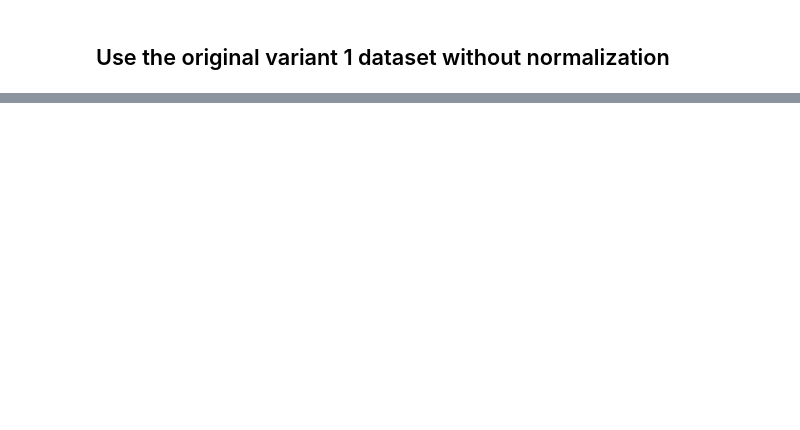
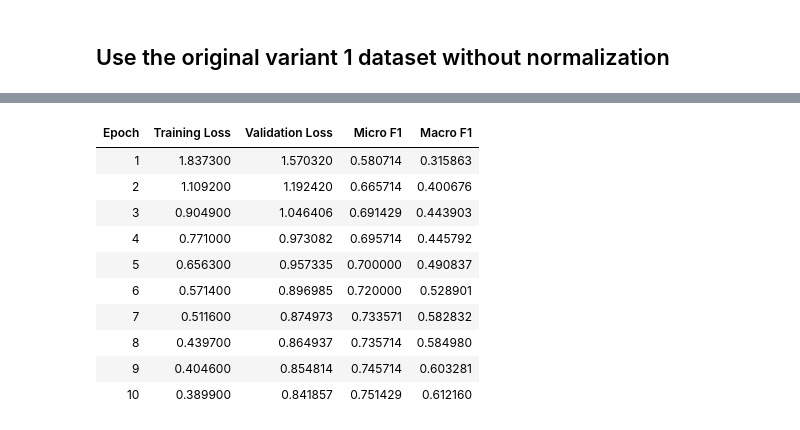
Before and after one commit to Victorambrose/BERT_Optimize, a Jupyter notebook: new_final/variant_1_performance.ipynb, the cells around one changed output, grey strips where cells are left out. Saved outputs shown, nothing was run; the diff lists cells and outputs as text; code cells hidden in the pictures; blank space fills up the shorter version.

Commit message:
Trained 4 models x 3 datasets

```diff
--- a/new_final/variant_1_performance.ipynb
+++ b/new_final/variant_1_performance.ipynb
@@ -19,36 +39,45 @@ dataset_name = "victorambrose11/lex_glue_original_TFIDF-SRT"
 # %%
+
+
 # ----- Config -----
 model_names = {
     "legal_BERT": "nlpaueb/legal-bert-base-uncased",
-    "legal_longformer": "nyu-mll/Legal-Longformer-LS",
+    "legal_longformer": "lexlms/legal-longformer-base",
     "legal_Roberta":"lexlms/legal-roberta-base"
 }
 
 
-learning_rate = 3e-5
-epochs = 20
-seed = 5
+learning_rate = 1e-5
+epochs = 10
+seed = 42
 
 set_seed(seed)
 
 # ----- Load Dataset -----
-dataset = load_dataset(dataset_name)
-label_list = dataset["train"].features["label"].names
+original_dataset=load_dataset("coastalcph/lex_glue", "scotus")
+tfidf_srt_original_dataset = load_dataset("victorambrose11/lex_glue_original_TFIDF-SRT")
+tfidf_srt_normalized_dataset = load_dataset("victorambrose11/lex_glue_normalized_TFIDF-SRT")
+
+label_list = original_dataset["train"].features["label"].names
 num_labels = len(label_list)
 
 # ----- Token Classification Metric -----
 def compute_f1(pred):
+    import numpy as np
+    from sklearn.metrics import f1_score
+
     preds = np.argmax(pred.predictions, axis=1)
     labels = pred.label_ids
+
     return {
-        "micro_f1": f1_score(labels, preds, average="micro"),
-        "macro_f1": f1_score(labels, preds, average="macro")
+        "micro_f1": f1_score(labels, preds, average="micro", zero_division=0),
+        "macro_f1": f1_score(labels, preds, average="macro", zero_division=0),
     }
 
 results = {}
 
 # ----- Training Function -----
-def train_transformer_model(model_key):
+def train_transformer_model(model_key, dataset, dataset_label):
     model_checkpoint = model_names[model_key]
     tokenizer = AutoTokenizer.from_pretrained(model_checkpoint)
     model = AutoModelForSequenceClassification.from_pretrained(model_checkpoint, num_labels=num_labels)
@@ -90,20 +119,41 @@ def train_transformer_model(model_key):
     trainer.train()
 
     metrics = trainer.evaluate()
-    results[model_key] = {
-        "Micro F1": round(metrics["micro_f1"] * 100, 2),
-        "Macro F1": round(metrics["macro_f1"] * 100, 2)
+    print(f"DEBUG: Evaluation Metrics: {metrics}")
+    results[f"{model_key} ({dataset_label})"] = {
+        "Micro F1": round(metrics.get("eval_micro_f1", 0.0) * 100, 2),
+        "Macro F1": round(metrics.get("eval_macro_f1", 0.0) * 100, 2),
+        "Dataset": dataset_label
     }
+# ----- Train LegalBERT and LegalLongformer -----
+original_dataset
+tfidf_srt_original_dataset
+tfidf_srt_normalized_dataset
 
-# ----- Train LegalBERT and LegalLongformer -----
-train_transformer_model("legal_BERT")
-train_transformer_model("legal_longformer")
-train_transformer_model("legal_Roberta")
+## legal bert on all three datasets
+train_transformer_model("legal_BERT", original_dataset, "Original")
+train_transformer_model("legal_BERT", tfidf_srt_original_dataset, "TFIDF-SRT-Original")
+train_transformer_model("legal_BERT", tfidf_srt_normalized_dataset, "TFIDF-SRT-Normalized")
+
+
+## legal_longformer on all three datasets
+train_transformer_model("legal_longformer", original_dataset, "Original")
+train_transformer_model("legal_longformer", tfidf_srt_original_dataset, "TFIDF-SRT-Original")
+train_transformer_model("legal_longformer", tfidf_srt_normalized_dataset, "TFIDF-SRT-Normalized")
+
+
+## legal_Roberta on all three datasets
+
+train_transformer_model("legal_Roberta", original_dataset, "Original")
+train_transformer_model("legal_Roberta", tfidf_srt_original_dataset, "TFIDF-SRT-Original")
+train_transformer_model("legal_Roberta", tfidf_srt_normalized_dataset, "TFIDF-SRT-Normalized")
+
 
 
 # ----- Train TF-IDF + SVM -----
-def train_svm():
-    print("\n🚀 Training TF-IDF + SVM...")
+def train_svm(dataset, dataset_label=""):
+    print(f"\n🚀 Training TF-IDF + SVM on {dataset_label}...")
+
     train_texts = dataset["train"]["text"]
     train_labels = dataset["train"]["label"]
     val_texts = dataset["validation"]["text"]
@@ -113,27 +163,37 @@ def train_svm():
     X_train = vectorizer.fit_transform(train_texts)
     X_val = vectorizer.transform(val_texts)
 
-    clf = LinearSVC(max_iter=epochs * 100)  # Roughly treating "epoch count" via max_iter
+    clf = LinearSVC(max_iter=epochs * 100)  # Emulating epoch-based behavior
     clf.fit(X_train, train_labels)
     preds = clf.predict(X_val)
 
-    results["tfidf_svm"] = {
+    model_name = f"tfidf_svm ({dataset_label})"
+    results[model_name] = {
         "Micro F1": round(f1_score(val_labels, preds, average="micro") * 100, 2),
-        "Macro F1": round(f1_score(val_labels, preds, average="macro") * 100, 2)
+        "Macro F1": round(f1_score(val_labels, preds, average="macro") * 100, 2),
+        "Dataset": dataset_label
     }
 
-train_svm()
+## SVM on all three datasets
+
+train_svm(original_dataset, "Original")
+train_svm(tfidf_srt_original_dataset, "TFIDF-SRT-Original")
+train_svm(tfidf_srt_normalized_dataset, "TFIDF-SRT-Normalized")
+
 
 # ----- Print Table -----
 results_df = pd.DataFrame.from_dict(results, orient="index")
+
 print("\n📋 Results Summary:\n")
 print(results_df)
 
 # ----- Plot Chart -----
-results_df.plot(kind="bar", figsize=(10, 6), ylim=(0, 100))
+results_df.plot(kind="bar", figsize=(14, 8), ylim=(0, 100))
 plt.title("Model Comparison: Micro and Macro F1 Scores")
 plt.ylabel("F1 Score (%)")
 plt.xticks(rotation=0)
 plt.grid(axis="y", linestyle="--", alpha=0.7)
 plt.tight_layout()
 plt.show()
+results_df.to_excel('/home/srmist5/victor/BERT_Optimize/new_final/results_variant_1_performance.xlsx',index=False)
+# %% [output]
@@ -139,0 +204,11 @@ plt.show()
+| Epoch | Training Loss | Validation Loss | Micro F1 | Macro F1 |
+| 1 | 1.837300 | 1.570320 | 0.580714 | 0.315863 |
+| 2 | 1.109200 | 1.192420 | 0.665714 | 0.400676 |
+| 3 | 0.904900 | 1.046406 | 0.691429 | 0.443903 |
+| 4 | 0.771000 | 0.973082 | 0.695714 | 0.445792 |
+| 5 | 0.656300 | 0.957335 | 0.700000 | 0.490837 |
+| 6 | 0.571400 | 0.896985 | 0.720000 | 0.528901 |
+| 7 | 0.511600 | 0.874973 | 0.733571 | 0.582832 |
+| 8 | 0.439700 | 0.864937 | 0.735714 | 0.584980 |
+| 9 | 0.404600 | 0.854814 | 0.745714 | 0.603281 |
+| 10 | 0.389900 | 0.841857 | 0.751429 | 0.612160 |
```
Also changed, not shown: parts of 7 cells of this notebook, 1 other file.
